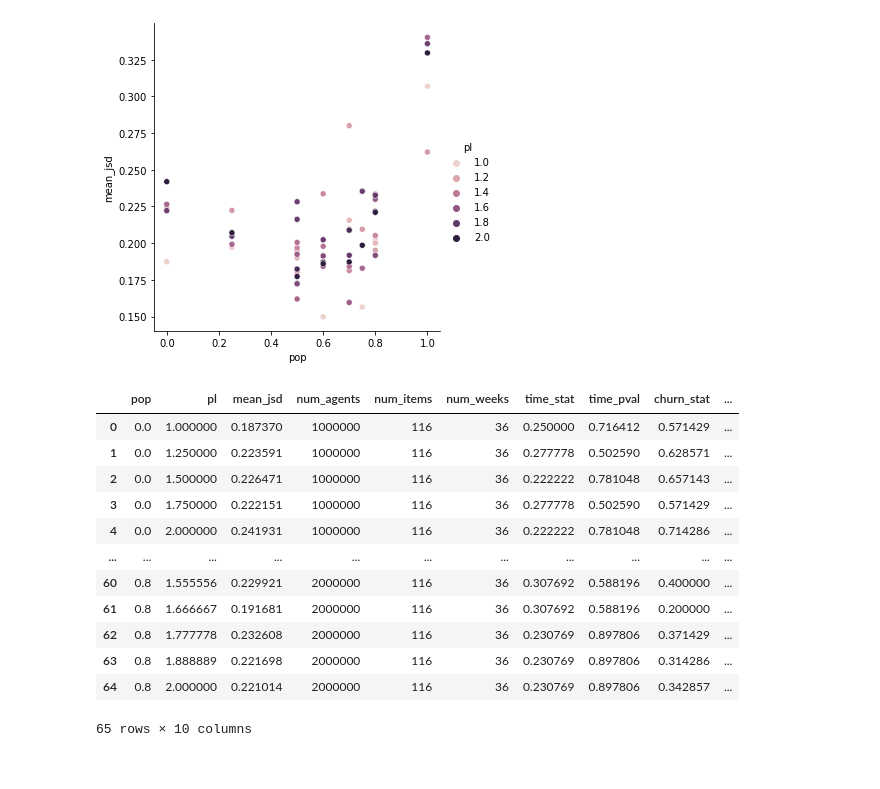
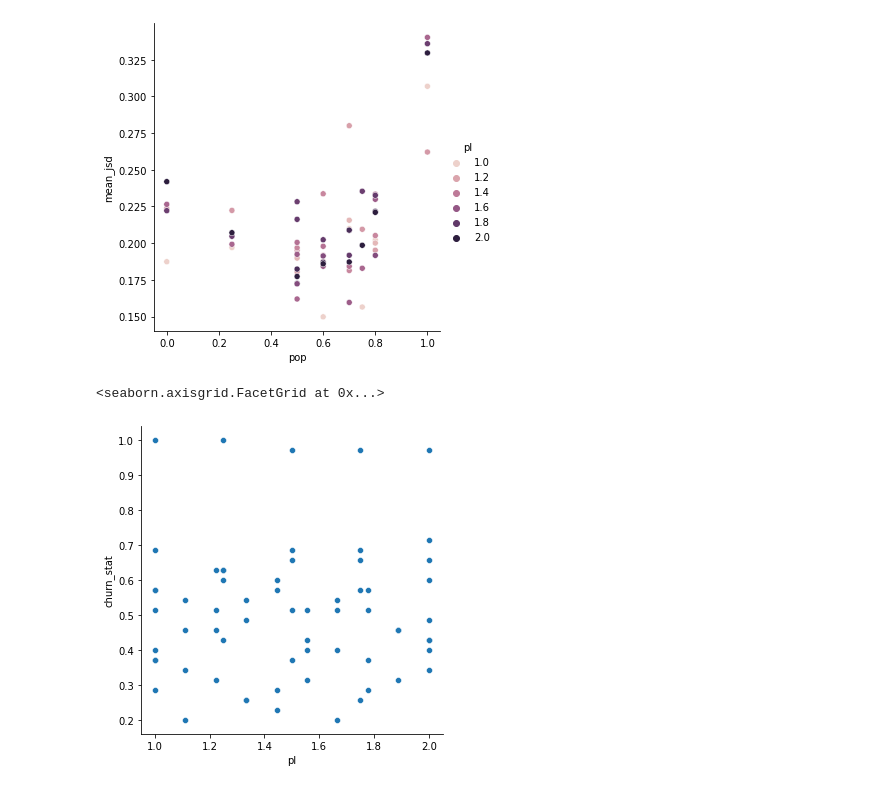
Before and after one commit to NHagar/Research-netflix, a Jupyter notebook: eval_results.ipynb, the cells around one changed output. Saved outputs shown, nothing was run; the diff lists cells and outputs as text; code cells hidden in the pictures.

```diff
--- a/eval_results.ipynb
+++ b/eval_results.ipynb
@@ -48,19 +50,8 @@ sns.relplot(data=results, x="pop", y="mean_jsd", hue="pl")
 # %% [output]
 <seaborn.axisgrid.FacetGrid at 0x...>
 [figure]
-# %%
-results
-# %% [output]
-|  | pop | pl | mean_jsd | num_agents | num_items | num_weeks | time_stat | time_pval | churn_stat | ... |
-| 0 | 0.0 | 1.000000 | 0.187370 | 1000000 | 116 | 36 | 0.250000 | 0.716412 | 0.571429 | ... |
-| 1 | 0.0 | 1.250000 | 0.223591 | 1000000 | 116 | 36 | 0.277778 | 0.502590 | 0.628571 | ... |
-| 2 | 0.0 | 1.500000 | 0.226471 | 1000000 | 116 | 36 | 0.222222 | 0.781048 | 0.657143 | ... |
-| 3 | 0.0 | 1.750000 | 0.222151 | 1000000 | 116 | 36 | 0.277778 | 0.502590 | 0.571429 | ... |
-| 4 | 0.0 | 2.000000 | 0.241931 | 1000000 | 116 | 36 | 0.222222 | 0.781048 | 0.714286 | ... |
-| ... | ... | ... | ... | ... | ... | ... | ... | ... | ... | ... |
-| 60 | 0.8 | 1.555556 | 0.229921 | 2000000 | 116 | 36 | 0.307692 | 0.588196 | 0.400000 | ... |
-| 61 | 0.8 | 1.666667 | 0.191681 | 2000000 | 116 | 36 | 0.307692 | 0.588196 | 0.200000 | ... |
-| 62 | 0.8 | 1.777778 | 0.232608 | 2000000 | 116 | 36 | 0.230769 | 0.897806 | 0.371429 | ... |
-| 63 | 0.8 | 1.888889 | 0.221698 | 2000000 | 116 | 36 | 0.230769 | 0.897806 | 0.314286 | ... |
-| 64 | 0.8 | 2.000000 | 0.221014 | 2000000 | 116 | 36 | 0.230769 | 0.897806 | 0.342857 | ... |
-65 rows × 10 columns
+# %%
+sns.relplot(data=results, x="pl", y="churn_stat")
+# %% [output]
+<seaborn.axisgrid.FacetGrid at 0x...>
+[figure, added]
```
Also changed, not shown: parts of 7 cells of this notebook.
